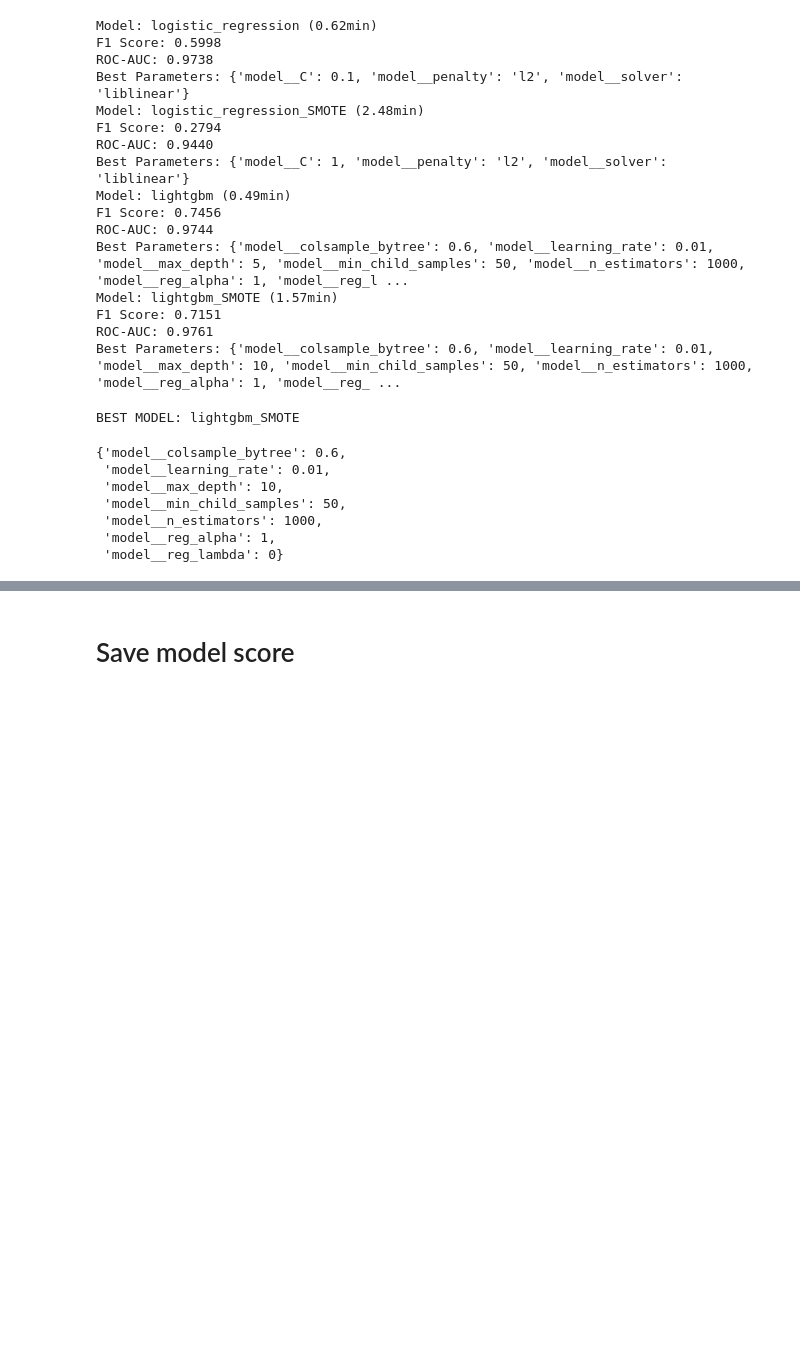
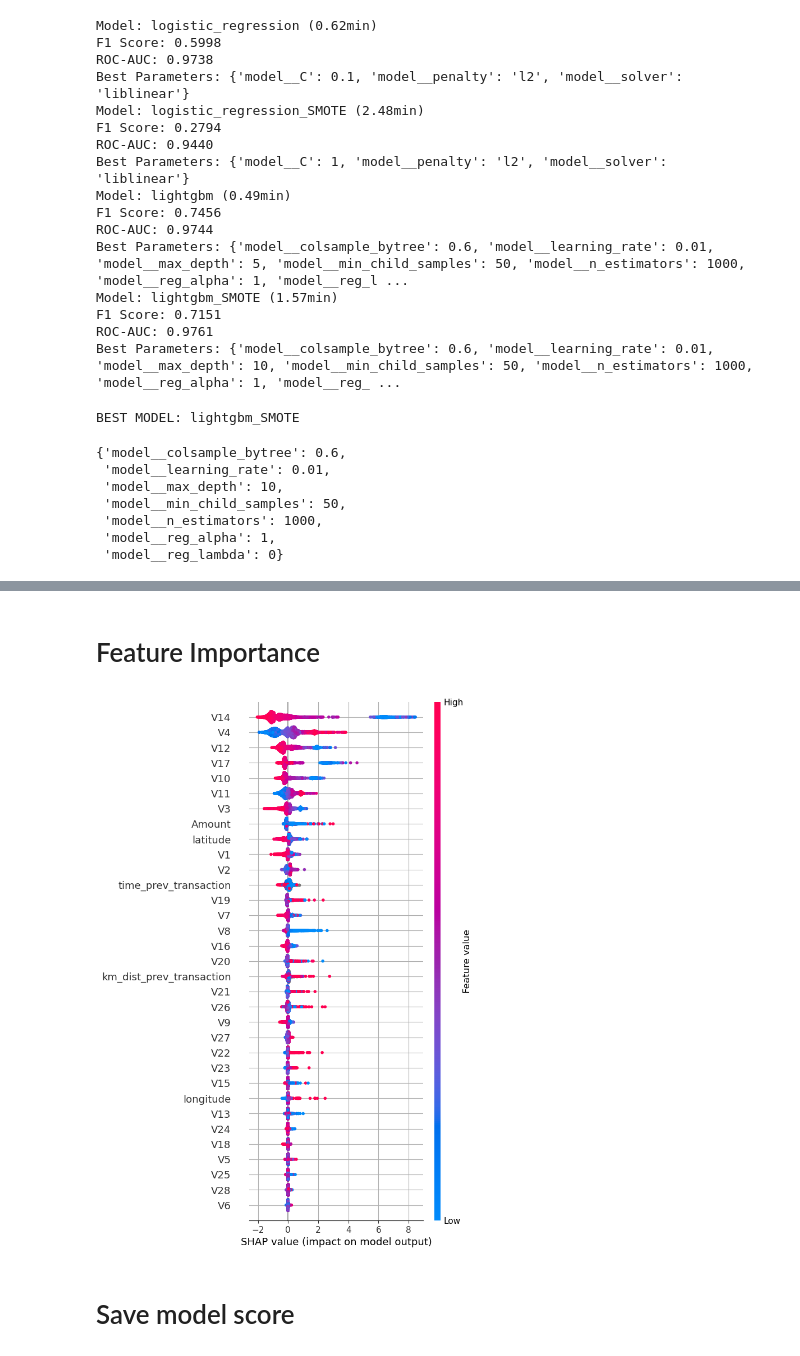
Before and after one commit to RaulSanchezVazquez/fraud_prevention, a Jupyter notebook: notebooks/2_Model_Development_and_Evaluation_A.ipynb, the cells around one changed output, grey strips where cells are left out. Drawn from its saved outputs; the diff is of its cells as text; code cells hidden in the pictures; blank space fills up the shorter version.

Commit message:
Add visualization utils

```diff
--- a/notebooks/2_Model_Development_and_Evaluation_A.ipynb
+++ b/notebooks/2_Model_Development_and_Evaluation_A.ipynb
@@ -203,2 +179,0 @@ shap.plots.beeswarm(
-# %% [markdown]
-# Save model score
@@ -224,0 +180,2 @@ data.to_parquet(DATA_PATH)
+# %% [markdown]
+# Feature Importance
@@ -224,0 +198,9 @@ data.to_parquet(DATA_PATH)
+# %%
+shap.plots.beeswarm(
+    shap_values,
+    plot_size=(5, 12),
+    max_display=50)
+# %% [output]
+[figure, added]
+# %% [markdown]
+# Save model score
```
Also changed, not shown: parts of 6 cells of this notebook, 3 other files.
